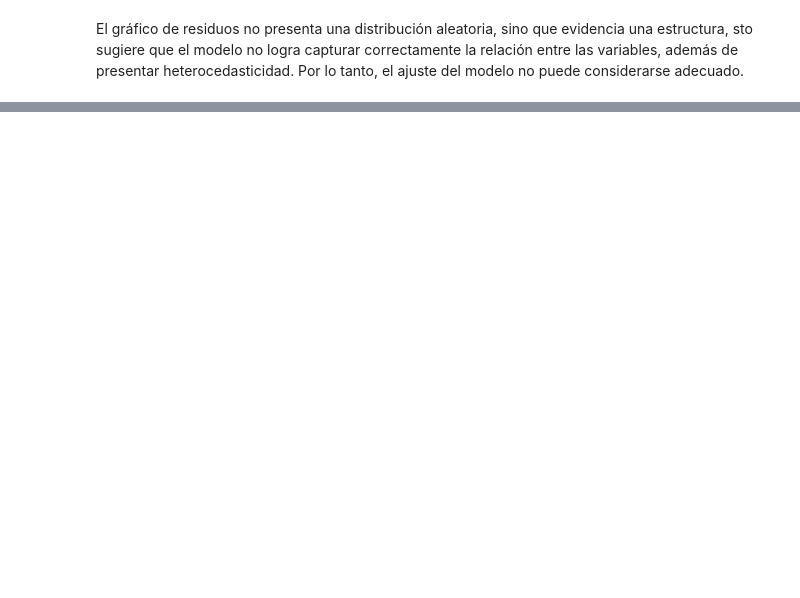
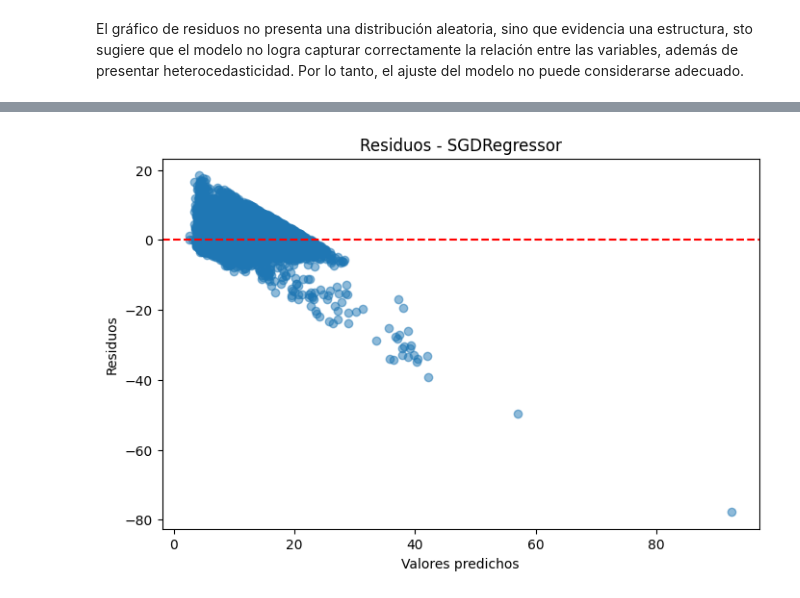
Before and after one commit to ZahirJacob/AA1-TUIA-2026C1-Dimenna-Jacob-Taborda, a Jupyter notebook: TP_regresion_AA1.ipynb, the cells around one changed output, grey strips where cells are left out. Cells and saved outputs as stored; diff of their text form; code cells hidden in the pictures; blank space fills up the shorter version.

```diff
--- a/TP_regresion_AA1.ipynb
+++ b/TP_regresion_AA1.ipynb
@@ -679,0 +798,19 @@ from sklearn.linear_model import Ridge, Lasso, ElasticNet
+# %%
+from sklearn.linear_model import SGDRegressor
+# modelo con gradiente descendente
+modelo_sgd = make_pipeline(
+    StandardScaler(),
+    SGDRegressor(
+        max_iter=5000,
+        tol=1e-4,
+        eta0=0.0001,
+        learning_rate='adaptive',
+        penalty=None,
+        random_state=42
+    )
+)
+
+modelo_sgd.fit(X_train, y_train)
+
+y_train_pred_sgd = modelo_sgd.predict(X_train)
+y_test_pred_sgd = modelo_sgd.predict(X_test)
@@ -679,0 +841,12 @@ from sklearn.linear_model import Ridge, Lasso, ElasticNet
+# %%
+residuos = y_test - y_test_pred_sgd
+
+plt.figure(figsize=(8,5))
+plt.scatter(y_test_pred_sgd, residuos, alpha=0.5)
+plt.axhline(y=0, color='red', linestyle='--')
+plt.xlabel("Valores predichos")
+plt.ylabel("Residuos")
+plt.title("Residuos - SGDRegressor")
+plt.show()
+# %% [output]
+[figure, added]
```
Also changed, not shown: parts of 11 cells of this notebook.
